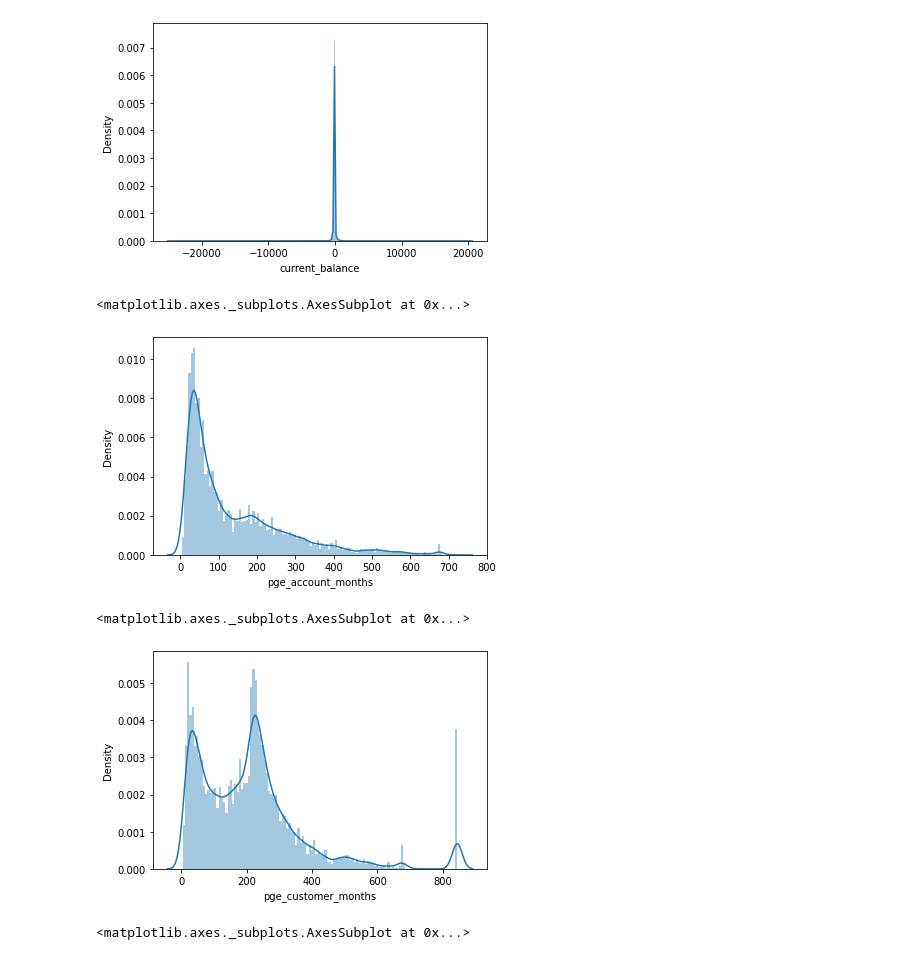
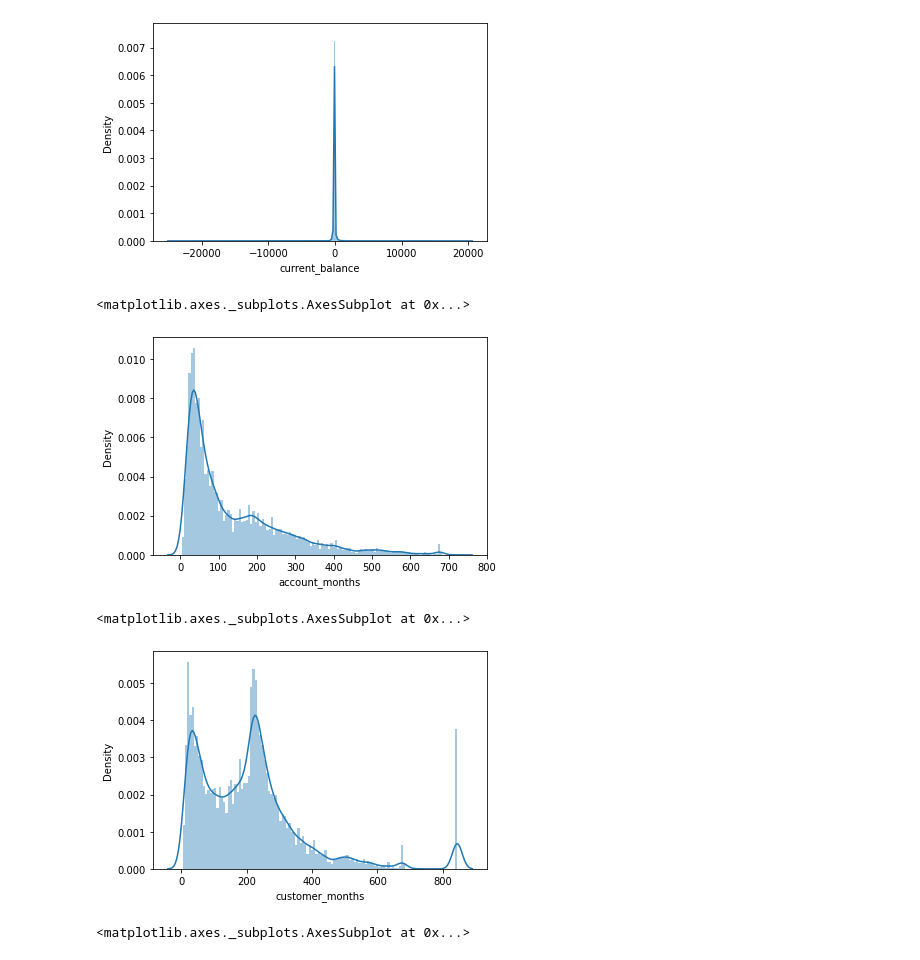
Before and after one commit to Suchithrareddyn/Electricity-Bills, a Jupyter notebook: project1.ipynb, the cells around one changed output. Cells and saved outputs as stored; diff of their text form; code cells hidden in the pictures.

```diff
--- a/project1.ipynb
+++ b/project1.ipynb
@@ -18,5 +20,5 @@ pd.set_option('display.max_columns', None)
 # %%
-df=pd.read_csv("/content/drive/MyDrive/EDA PROJECT/file.csv")
+df=pd.read_csv("/content/drive/MyDrive/Electricity bills 1.csv")
 df.head()
 # %% [output]
 |  | Unnamed: 0 | bill_id | account_id | billing_amount | current_balance | pay_cre_dt | due_dt | tender_type | ... |
@@ -35,7 +37,7 @@ Taking only important columns required for analysis
 drops = list(df.columns[19:])
 # %%
 df = df[['bill_id','account_id','billing_amount','current_balance','pay_cre_dt','due_dt','tender_type','tender_type_descr','has_email','bill_mailed','dwelling_type_desc','has_med_cert','is_equal_pay_acct',
-      'own_rent','is_renewable','is_web_registered','pge_account_months','pge_customer_months','premise_type_code']]
+      'own_rent','is_renewable','is_web_registered','account_months','customer_months','premise_type_code']]
 df.head()
 # %% [output]
 |  | bill_id | account_id | billing_amount | current_balance | pay_cre_dt | due_dt | tender_type | ... |
@@ -241,15 +246,15 @@ sns.distplot(df["current_balance"],bins = "auto")
 <matplotlib.axes._subplots.AxesSubplot at 0x...>
 [figure]
 # %%
-sns.distplot(df["pge_account_months"],bins = "auto")
+sns.distplot(df["account_months"],bins = "auto")
 # %% [output]
 <matplotlib.axes._subplots.AxesSubplot at 0x...>
-[figure, old version]
+[figure, new version]
 # %%
-sns.distplot(df["pge_customer_months"],bins = "auto")
+sns.distplot(df["customer_months"],bins = "auto")
 # %% [output]
 <matplotlib.axes._subplots.AxesSubplot at 0x...>
-[figure, old version]
+[figure, new version]
 # %%
 ### box plots to check if there are any outliers in numerical variables ###
 sns.boxplot(x=df['billing_amount'])
```
Also changed, not shown: parts of 37 cells of this notebook.
